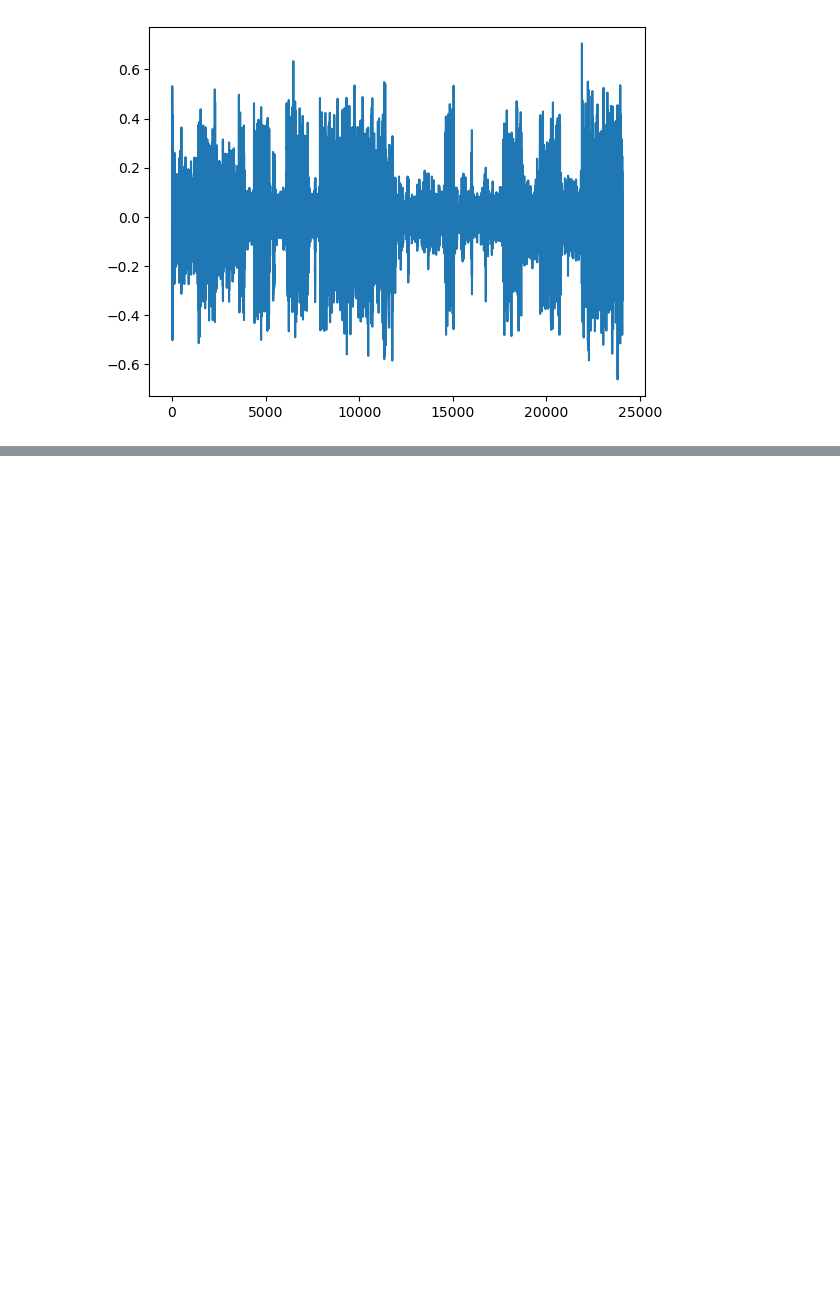
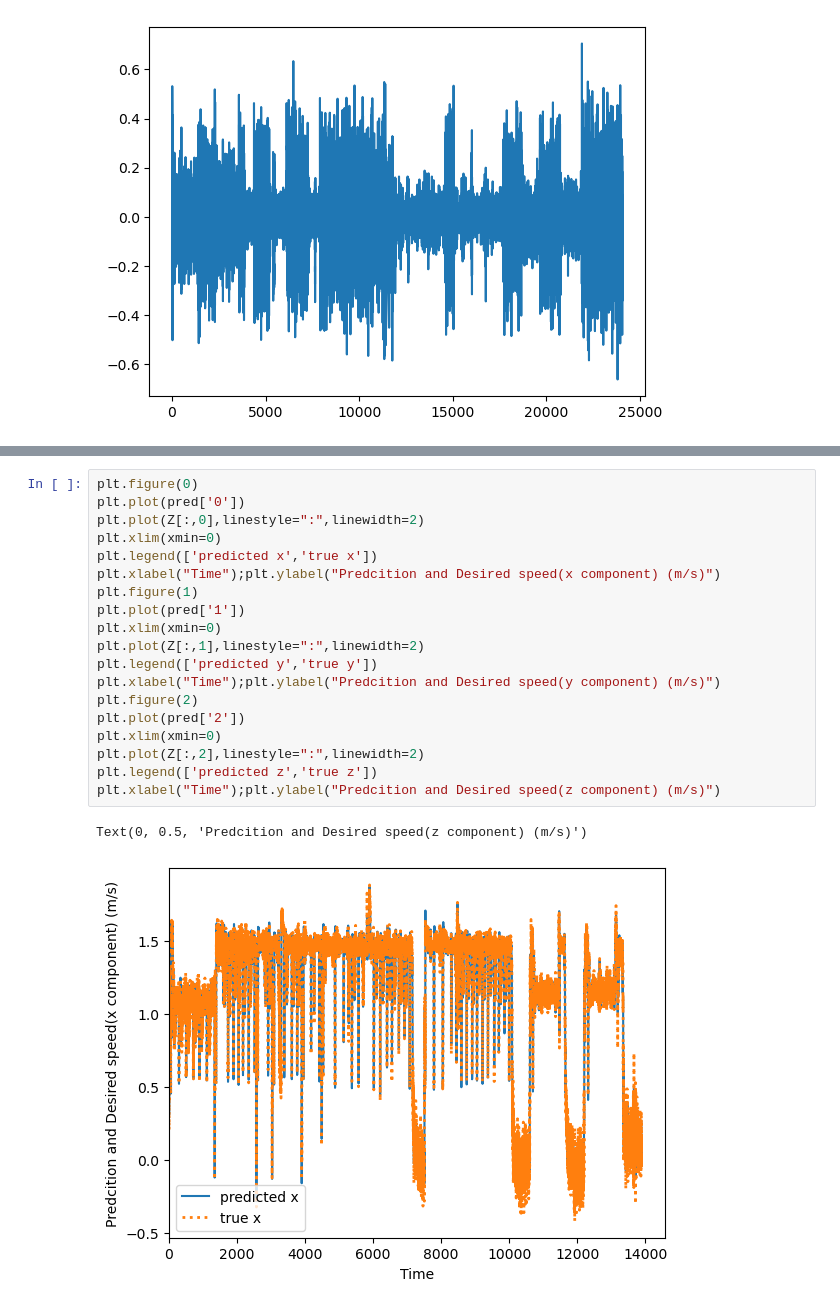
Before and after one commit to pramukmp/sn-mnn-auv-nav, a Jupyter notebook: datasetview.ipynb, the cells around one changed output, grey strips where cells are left out. Drawn from its saved outputs; the diff is of its cells as text; blank space fills up the shorter version.

```diff
--- a/datasetview.ipynb
+++ b/datasetview.ipynb
@@ -168,0 +169,22 @@ Text(0, 0.5, 'Predcition and Desired speed(z component) (m/s)')
+# %%
+plt.figure(0)
+plt.plot(pred['0'])
+plt.plot(Z[:,0],linestyle=":",linewidth=2)
+plt.xlim(xmin=0)
+plt.legend(['predicted x','true x'])
+plt.xlabel("Time");plt.ylabel("Predcition and Desired speed(x component) (m/s)")
+plt.figure(1)
+plt.plot(pred['1'])
+plt.xlim(xmin=0)
+plt.plot(Z[:,1],linestyle=":",linewidth=2)
+plt.legend(['predicted y','true y'])
+plt.xlabel("Time");plt.ylabel("Predcition and Desired speed(y component) (m/s)")
+plt.figure(2)
+plt.plot(pred['2'])
+plt.xlim(xmin=0)
+plt.plot(Z[:,2],linestyle=":",linewidth=2)
+plt.legend(['predicted z','true z'])
+plt.xlabel("Time");plt.ylabel("Predcition and Desired speed(z component) (m/s)")
+# %% [output]
+Text(0, 0.5, 'Predcition and Desired speed(z component) (m/s)')
+[figure, added]
```
Also changed, not shown: parts of 2 cells of this notebook, 5 other files.
